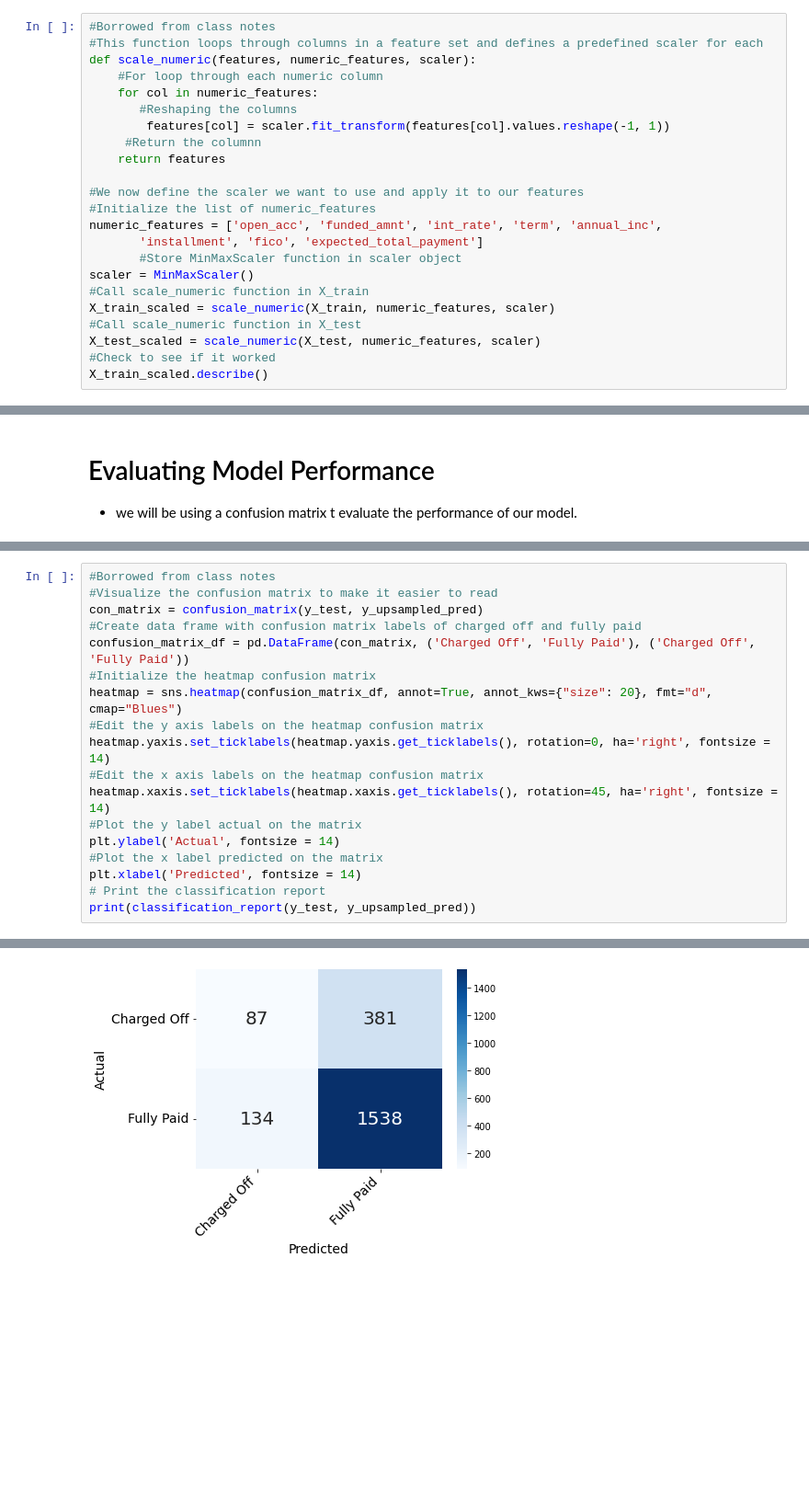
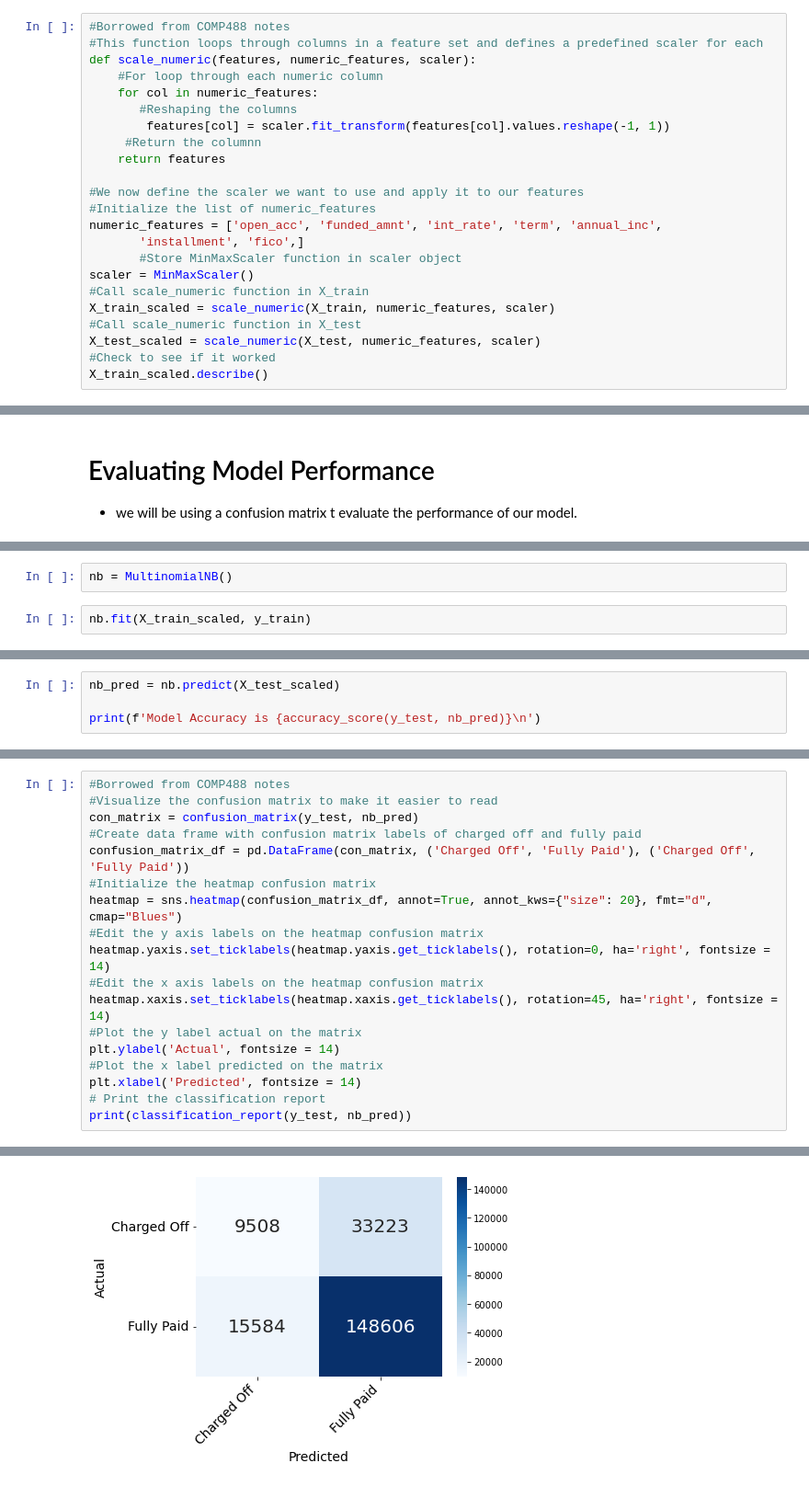
Before and after one commit to kangdu9377/COMP562, a Jupyter notebook: COMP562.ipynb, the cells around one changed output, grey strips where cells are left out. Shown at 92% size. Drawn from its saved outputs; the diff is of its cells as text; blank space fills up the shorter version.

```diff
--- a/COMP562.ipynb
+++ b/COMP562.ipynb
@@ -628,7 +552,7 @@ Name: expected_total_payment, Length: 10351, dtype: float64
 - Since Random Forest relies on Eucladian distrance, feature scaling is a critical step
 - This action maintains each feature's disbtribution while removing the effects of different scales on our model
 # %%
-#Borrowed from class notes
+#Borrowed from COMP488 notes
 #This function loops through columns in a feature set and defines a predefined scaler for each
 def scale_numeric(features, numeric_features, scaler):
     #For loop through each numeric column
@@ -641,7 +565,7 @@ def scale_numeric(features, numeric_features, scaler):
 #We now define the scaler we want to use and apply it to our features
 #Initialize the list of numeric_features
 numeric_features = ['open_acc', 'funded_amnt', 'int_rate', 'term', 'annual_inc',
-       'installment', 'fico', 'expected_total_payment']
+       'installment', 'fico',]
        #Store MinMaxScaler function in scaler object
 scaler = MinMaxScaler()
 #Call scale_numeric function in X_train
@@ -856,0 +810,4 @@ Model Accuracy is 0.7593457943925234
+# %%
+nb = MultinomialNB()
+# %%
+nb.fit(X_train_scaled, y_train)
@@ -856,0 +816,4 @@ Model Accuracy is 0.7593457943925234
+# %%
+nb_pred = nb.predict(X_test_scaled)
+
+print(f'Model Accuracy is {accuracy_score(y_test, nb_pred)}\n')
@@ -857,7 +825,7 @@ Model Accuracy is 0.7593457943925234
 # %%
-#Borrowed from class notes
+#Borrowed from COMP488 notes
 #Visualize the confusion matrix to make it easier to read
-con_matrix = confusion_matrix(y_test, y_upsampled_pred)
+con_matrix = confusion_matrix(y_test, nb_pred)
 #Create data frame with confusion matrix labels of charged off and fully paid
 confusion_matrix_df = pd.DataFrame(con_matrix, ('Charged Off', 'Fully Paid'), ('Charged Off', 'Fully Paid'))
 #Initialize the heatmap confusion matrix
@@ -871,7 +839,7 @@ plt.ylabel('Actual', fontsize = 14)
 #Plot the x label predicted on the matrix
 plt.xlabel('Predicted', fontsize = 14)
 # Print the classification report
-print(classification_report(y_test, y_upsampled_pred))
+print(classification_report(y_test, nb_pred))
 # %% [output]
               precision    recall  f1-score   support
 
@@ -884 +852 @@ weighted avg       0.71      0.76      0.72      2140
-[figure, old version]
+[figure, new version]
```
Also changed, not shown: parts of 45 cells of this notebook.
